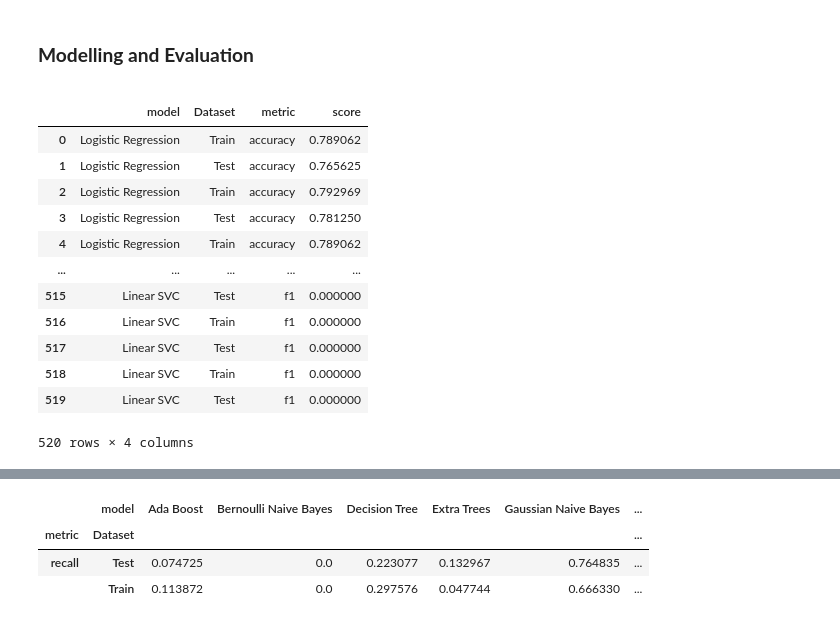
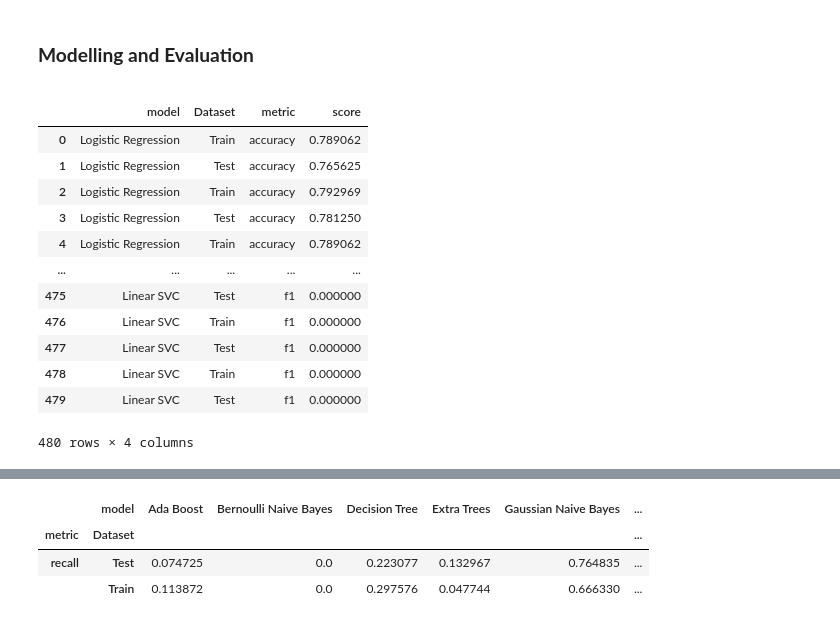
Before and after one commit to ahmakhoo/AIML-CA1, a Jupyter notebook: AIML/CA1/CA1 code - redo.ipynb, the cells around one changed output, grey strips where cells are left out. Drawn from its saved outputs; the diff is of its cells as text; code cells hidden in the pictures.

```diff
--- a/AIML/CA1/CA1 code - redo.ipynb
+++ b/AIML/CA1/CA1 code - redo.ipynb
@@ -699,15 +622,13 @@ models = {
     'Random Forest': RandomForestClassifier(),
     'KNN': KNeighborsClassifier(),
     'Decision Tree': DecisionTreeClassifier(),
-    # 'Random Forest ': RandomForestClassifier(),
     'Gradient Boosting': GradientBoostingClassifier(),
     'Extra Trees': ExtraTreesClassifier(),
     'Ada Boost': AdaBoostClassifier(),
     'Ridge': RidgeClassifier(),
-    'SGD': SGDClassifier(),
+    # 'SGD': SGDClassifier(),
     'Gaussian Naive Bayes': GaussianNB(),
     'Bernoulli Naive Bayes': BernoulliNB(),
-    # 'Multinomial Naive Bayes': MultinomialNB(),
     'Agglomerative Clustering': AgglomerativeClustering(),
     'Linear SVC': LinearSVC(),
 
@@ -725,39 +646,39 @@ scoring = ['accuracy', 'precision', 'recall', 'f1']
 
 # cv_results = cross_validate(models, X_resampled, y_resampled, scoring=scoring, cv=5)
 
 # for name in models:
 #     model = models[name]
 #     cv_results = cross_validate(model, X_train, y_train, scoring=scoring, cv=5)
 #     # print(cv_results)
 #     for metric in scoring:
 #           for score in cv_results['test_{}'.format(metric)]:
 #             results_df = results_df.append({'model': name, 'metric': metric, 'score': score}, ignore_index=True)
 
 for name in models:
     model = models[name]
     cv_results_train = cross_validate(model, X_train, y_train, scoring=scoring, cv=5)
     cv_results_test = cross_validate(model, X_test, y_test, scoring=scoring, cv=5)
 
     for metric in scoring:
         for score_train, score_test in zip(cv_results_train['test_{}'.format(metric)], cv_results_test['test_{}'.format(metric)]):
             results_df = results_df.append({'model': name, 'Dataset': 'Train', 'metric': metric, 'score': score_train}, ignore_index=True)
             results_df = results_df.append({'model': name, 'Dataset': 'Test', 'metric': metric, 'score': score_test}, ignore_index=True)
 
 results_df
 # %% [output]
 |  | model | Dataset | metric | score |
 | 0 | Logistic Regression | Train | accuracy | 0.789062 |
 | 1 | Logistic Regression | Test | accuracy | 0.765625 |
 | 2 | Logistic Regression | Train | accuracy | 0.792969 |
 | 3 | Logistic Regression | Test | accuracy | 0.781250 |
 | 4 | Logistic Regression | Train | accuracy | 0.789062 |
 | ... | ... | ... | ... | ... |
-| 515 | Linear SVC | Test | f1 | 0.000000 |
-| 516 | Linear SVC | Train | f1 | 0.000000 |
-| 517 | Linear SVC | Test | f1 | 0.000000 |
-| 518 | Linear SVC | Train | f1 | 0.000000 |
-| 519 | Linear SVC | Test | f1 | 0.000000 |
+| 475 | Linear SVC | Test | f1 | 0.000000 |
+| 476 | Linear SVC | Train | f1 | 0.000000 |
+| 477 | Linear SVC | Test | f1 | 0.000000 |
+| 478 | Linear SVC | Train | f1 | 0.000000 |
+| 479 | Linear SVC | Test | f1 | 0.000000 |
-520 rows × 4 columns
+480 rows × 4 columns
 # %%
 # for name in models:
 #     model = models[name]
```
Also changed, not shown: parts of 27 cells of this notebook.
